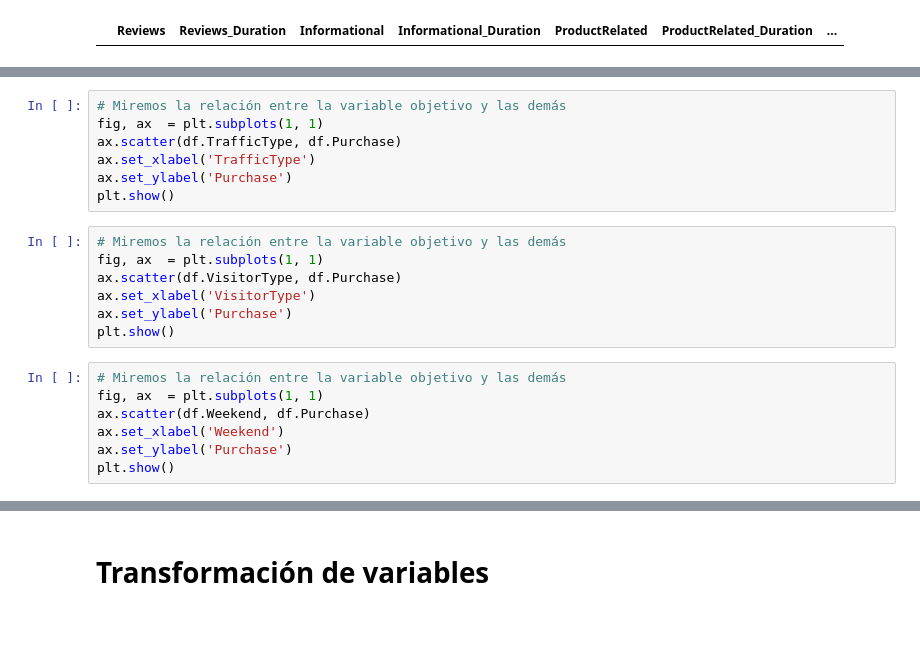
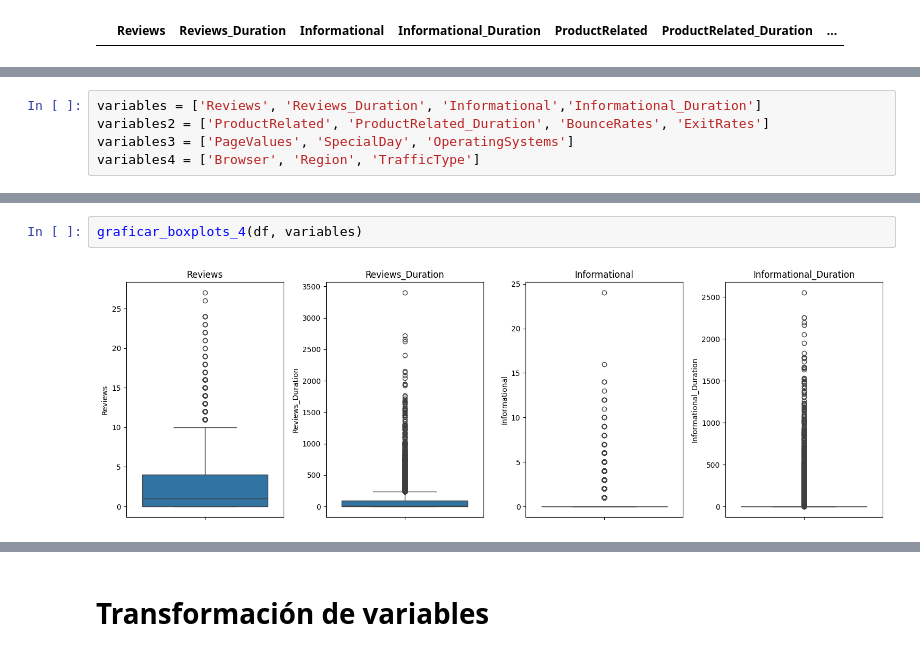
Before and after one commit to SantiRestrepoOlarte/Trabajo_analitica_2, a Jupyter notebook: ExpPre.ipynb, the cells around one changed output, grey strips where cells are left out. Cells and saved outputs as stored; diff of their text form; blank space fills up the shorter version.

```diff
--- a/ExpPre.ipynb
+++ b/ExpPre.ipynb
@@ -503,21 +365,0 @@ plt.show()
-# %%
-# Miremos la relación entre la variable objetivo y las demás
-fig, ax  = plt.subplots(1, 1)
-ax.scatter(df.TrafficType, df.Purchase)
-ax.set_xlabel('TrafficType')
-ax.set_ylabel('Purchase')
-plt.show()
-# %%
-# Miremos la relación entre la variable objetivo y las demás
-fig, ax  = plt.subplots(1, 1)
-ax.scatter(df.VisitorType, df.Purchase)
-ax.set_xlabel('VisitorType')
-ax.set_ylabel('Purchase')
-plt.show()
-# %%
-# Miremos la relación entre la variable objetivo y las demás
-fig, ax  = plt.subplots(1, 1)
-ax.scatter(df.Weekend, df.Purchase)
-ax.set_xlabel('Weekend')
-ax.set_ylabel('Purchase')
-plt.show()
@@ -523,0 +368,5 @@ plt.show()
+# %%
+variables = ['Reviews', 'Reviews_Duration', 'Informational','Informational_Duration']
+variables2 = ['ProductRelated', 'ProductRelated_Duration', 'BounceRates', 'ExitRates']
+variables3 = ['PageValues', 'SpecialDay', 'OperatingSystems']
+variables4 = ['Browser', 'Region', 'TrafficType']
@@ -523,0 +421,4 @@ plt.show()
+# %%
+graficar_boxplots_4(df, variables)
+# %% [output]
+[figure, added]
```
Also changed, not shown: parts of 90 cells of this notebook.
